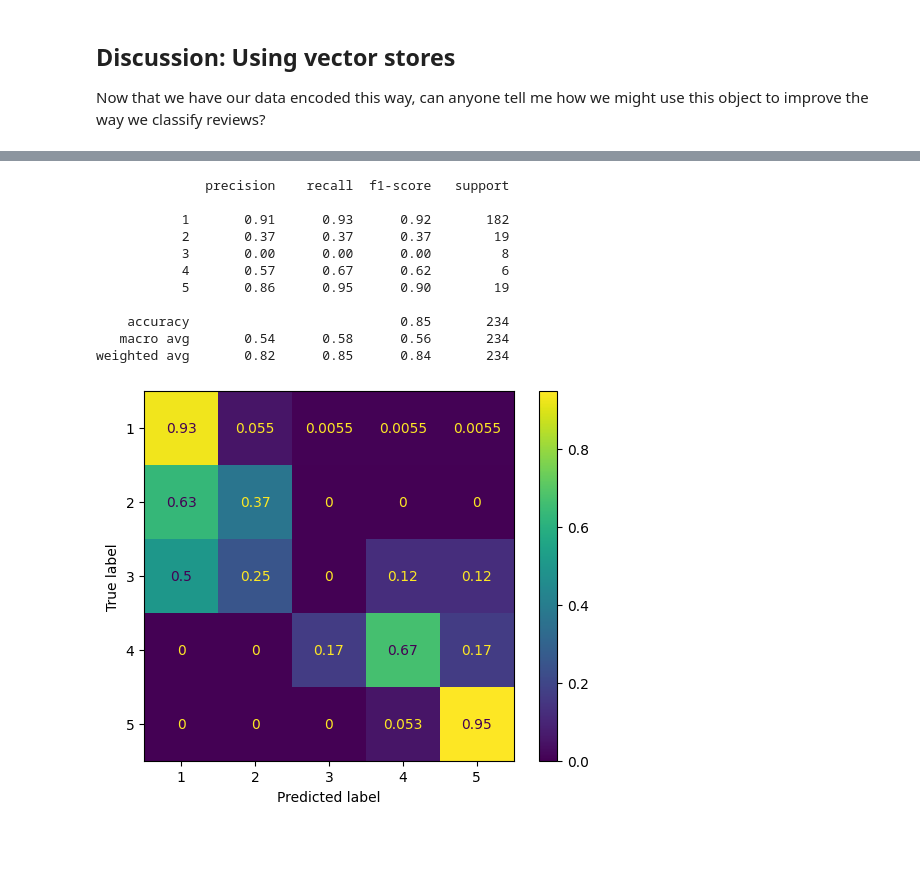
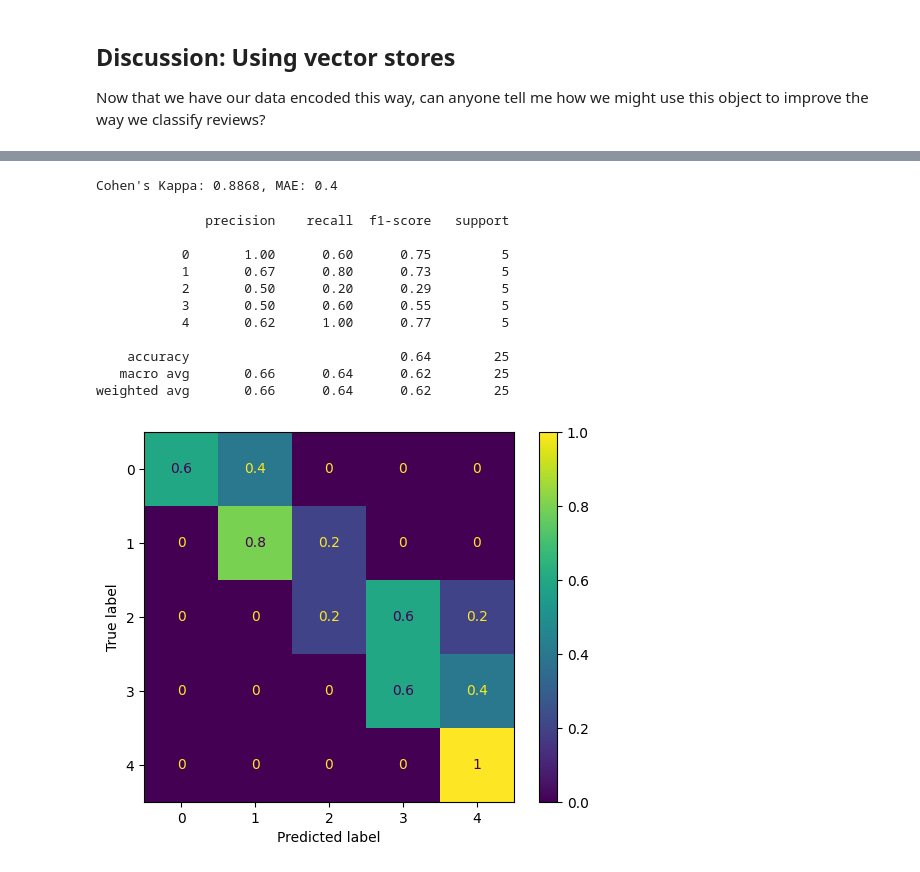
Before and after one commit to nbeaudoin/CTME-llm-lecture-resources, a Jupyter notebook: prototyping_ai/01_getting_started_with_openai.ipynb, the cells around one changed output, grey strips where cells are left out. Saved outputs shown, nothing was run; the diff lists cells and outputs as text; code cells hidden in the pictures; blank space fills up the shorter version.

```diff
--- a/prototyping_ai/01_getting_started_with_openai.ipynb
+++ b/prototyping_ai/01_getting_started_with_openai.ipynb
@@ -572,12 +497,12 @@ prompt_tmpl = PromptTemplate(
 )
 # %%
 class Rating(BaseModel):
-    rating: int = Field(..., description="Rating of the review", enum=[1, 2, 3, 4, 5])
+    rating: int = Field(..., description="Rating of the review", enum=[0, 1, 2, 3, 4])
 
 llm = OpenAI(model="gpt-4o-mini")
 zero_shot_structured_llm = llm.as_structured_llm(Rating)
 # %%
-from sklearn.metrics import ConfusionMatrixDisplay, confusion_matrix, classification_report
+from sklearn.metrics import ConfusionMatrixDisplay, confusion_matrix, classification_report, cohen_kappa_score, mean_absolute_error
 
 async def predict_and_evaluate(predict_fn):
     labels = [int(x) for x in valid['label']]
@@ -588,7 +513,9 @@ async def predict_and_evaluate(predict_fn):
     predictions = await asyncio.gather(*tasks)
     cm = ConfusionMatrixDisplay.from_predictions(labels, predictions, normalize='true')
     cr = classification_report(labels, predictions)
-    return labels, predictions, cm, cr
+    kappa = cohen_kappa_score(labels, predictions, weights='quadratic')
+    mae = mean_absolute_error(labels, predictions)
+    return labels, predictions, kappa, mae, cm, cr
 # %%
 async def zero_shot_predict(text):
     messages = [
@@ -680,9 +560,9 @@ train_nodes = [
 # %%
 def random_few_shot_examples_fn(**kwargs):
-    retrieved_nodes = np.random.choice(train_nodes, size=5)
+    random_examples = train.shuffle()[:5]
     result_strs = []
-    for node in retrieved_nodes:
-        result_strs.append(f"Text: {node.text}\nRating: {node.metadata.get('rating')}")
+    for text, rating in zip(random_examples['text'], random_examples['label']):
+        result_strs.append(f"Text: {text}\nRating: {rating}")
     return "\n\n".join(result_strs)
 # %%
 print(random_few_shot_examples_fn())
@@ -730,11 +630,3 @@ class Rating(BaseModel):
 
 llm = OpenAI(model="gpt-4o-mini")
 rand_few_shot_structured_llm = llm.as_structured_llm(Rating)
-# %%
-idx = 6
-one_item = valid[idx]
-text = one_item['text']
-rating = one_item['label']
-
-print(f"Text: {text}")
-print(f"Rating: {rating}")
@@ -927,18 +817,20 @@ async def dynamic_few_shot_predict(text):
     response = await zero_shot_structured_llm.achat(messages)
     return response.raw.rating
 # %%
-dynamic_few_shot_labels, dynamic_few_shot_predictions, dynamic_few_shot_cm, dynamic_few_shot_cr = await predict_and_evaluate(dynamic_few_shot_predict)
+dynamic_few_shot_labels, dynamic_few_shot_predictions, dynamic_few_shot_kappa, dynamic_few_shot_mae, dynamic_few_shot_cm, dynamic_few_shot_cr = await predict_and_evaluate(dynamic_few_shot_predict)
+print(f"Cohen's Kappa: {dynamic_few_shot_kappa:.04f}, MAE: {dynamic_few_shot_mae}")
 print(dynamic_few_shot_cr)
 # %% [output]
-              precision    recall  f1-score   support
-
-           1       0.91      0.93      0.92       182
-           2       0.37      0.37      0.37        19
-           3       0.00      0.00      0.00         8
-           4       0.57      0.67      0.62         6
-           5       0.86      0.95      0.90        19
-
-    accuracy                           0.85       234
-   macro avg       0.54      0.58      0.56       234
-weighted avg       0.82      0.85      0.84       234
+Cohen's Kappa: 0.8868, MAE: 0.4
+              precision    recall  f1-score   support
+
+           0       1.00      0.60      0.75         5
+           1       0.67      0.80      0.73         5
+           2       0.50      0.20      0.29         5
+           3       0.50      0.60      0.55         5
+           4       0.62      1.00      0.77         5
+
+    accuracy                           0.64        25
+   macro avg       0.66      0.64      0.62        25
+weighted avg       0.66      0.64      0.62        25
-[figure, old version]
+[figure, new version]
```
Also changed, not shown: parts of 34 cells of this notebook.
